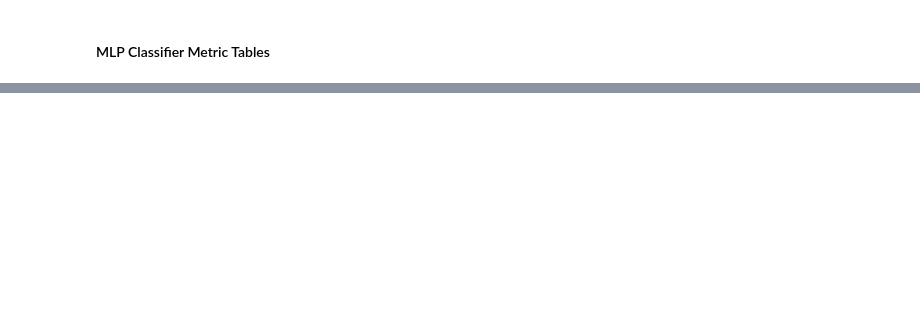
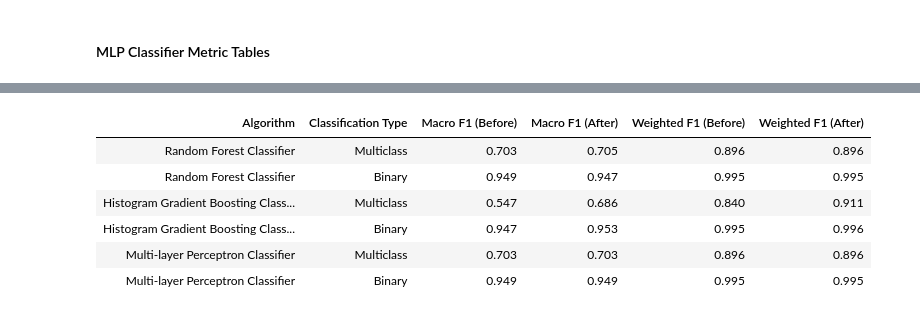
Before and after one commit to rsmithiiee/CMPE132Project, a Jupyter notebook: NIDS.ipynb, the cells around one changed output, grey strips where cells are left out. Saved outputs shown, nothing was run; the diff lists cells and outputs as text; code cells hidden in the pictures; blank space fills up the shorter version.

```diff
--- a/NIDS.ipynb
+++ b/NIDS.ipynb
@@ -857,0 +864,82 @@ Multi-layer Perceptron Classifier (Binary Classification) Overall Accuracy
+# %%
+# extract both f1 scores from each algorithm
+def extract_f1_scores(name, classification_type, report_before, report_after):
+    return {
+        "Algorithm": name,
+        "Classification Type": classification_type,
+        "Macro F1 (Before)": report_before["macro avg"]["f1-score"],
+        "Macro F1 (After)": report_after["macro avg"]["f1-score"],
+        "Weighted F1 (Before)": report_before["weighted avg"]["f1-score"],
+        "Weighted F1 (After)": report_after["weighted avg"]["f1-score"],
+    }
+
+
+# get all f1 scores
+f1_scores_full = [
+    extract_f1_scores(
+        "Random Forest Classifier",
+        "Multiclass",
+        rf_multi_classification_report,
+        rf_multi_search_classification_report,
+    ),
+    extract_f1_scores(
+        "Random Forest Classifier",
+        "Binary",
+        rf_binary_classification_report,
+        rf_binary_search_classification_report,
+    ),
+    extract_f1_scores(
+        "Histogram Gradient Boosting Classifier",
+        "Multiclass",
+        hgbc_multi_classification_report,
+        hgbc_multi_search_classification_report,
+    ),
+    extract_f1_scores(
+        "Histogram Gradient Boosting Classifier",
+        "Binary",
+        hgbc_binary_classification_report,
+        hgbc_binary_search_classification_report,
+    ),
+    extract_f1_scores(
+        "Multi-layer Perceptron Classifier",
+        "Multiclass",
+        mlpc_multi_classification_report,
+        mlpc_multi_search_classification_report,
+    ),
+    extract_f1_scores(
+        "Multi-layer Perceptron Classifier",
+        "Binary",
+        mlpc_binary_classification_report,
+        mlpc_binary_search_classification_report,
+    ),
+]
+
+# display the table
+f1_df_full = pd.DataFrame(f1_scores_full)
+styled_f1_df = (
+    f1_df_full.style.set_caption(
+        "Algorithm F1 Score Comparison (Before vs After Optimization)"
+    )
+    .format(
+        {
+            "Macro F1 (Before)": "{:.3f}",
+            "Macro F1 (After)": "{:.3f}",
+            "Weighted F1 (Before)": "{:.3f}",
+            "Weighted F1 (After)": "{:.3f}",
+        }
+    )
+    .background_gradient(
+        cmap="YlGnBu",
+        axis=None,
+        subset=[
+            "Macro F1 (Before)",
+            "Macro F1 (After)",
+            "Weighted F1 (Before)",
+            "Weighted F1 (After)",
+        ],
+    )
+    .hide(axis="index")
+)
+
+display(styled_f1_df)
+# %% [output]
@@ -857,0 +947,7 @@ Multi-layer Perceptron Classifier (Binary Classification) Overall Accuracy
+| Algorithm | Classification Type | Macro F1 (Before) | Macro F1 (After) | Weighted F1 (Before) | Weighted F1 (After) |
+| Random Forest Classifier | Multiclass | 0.703 | 0.705 | 0.896 | 0.896 |
+| Random Forest Classifier | Binary | 0.949 | 0.947 | 0.995 | 0.995 |
+| Histogram Gradient Boosting Class... | Multiclass | 0.547 | 0.686 | 0.840 | 0.911 |
+| Histogram Gradient Boosting Class... | Binary | 0.947 | 0.953 | 0.995 | 0.996 |
+| Multi-layer Perceptron Classifier | Multiclass | 0.703 | 0.703 | 0.896 | 0.896 |
+| Multi-layer Perceptron Classifier | Binary | 0.949 | 0.949 | 0.995 | 0.995 |
```
Also changed, not shown: parts of 7 cells of this notebook.
